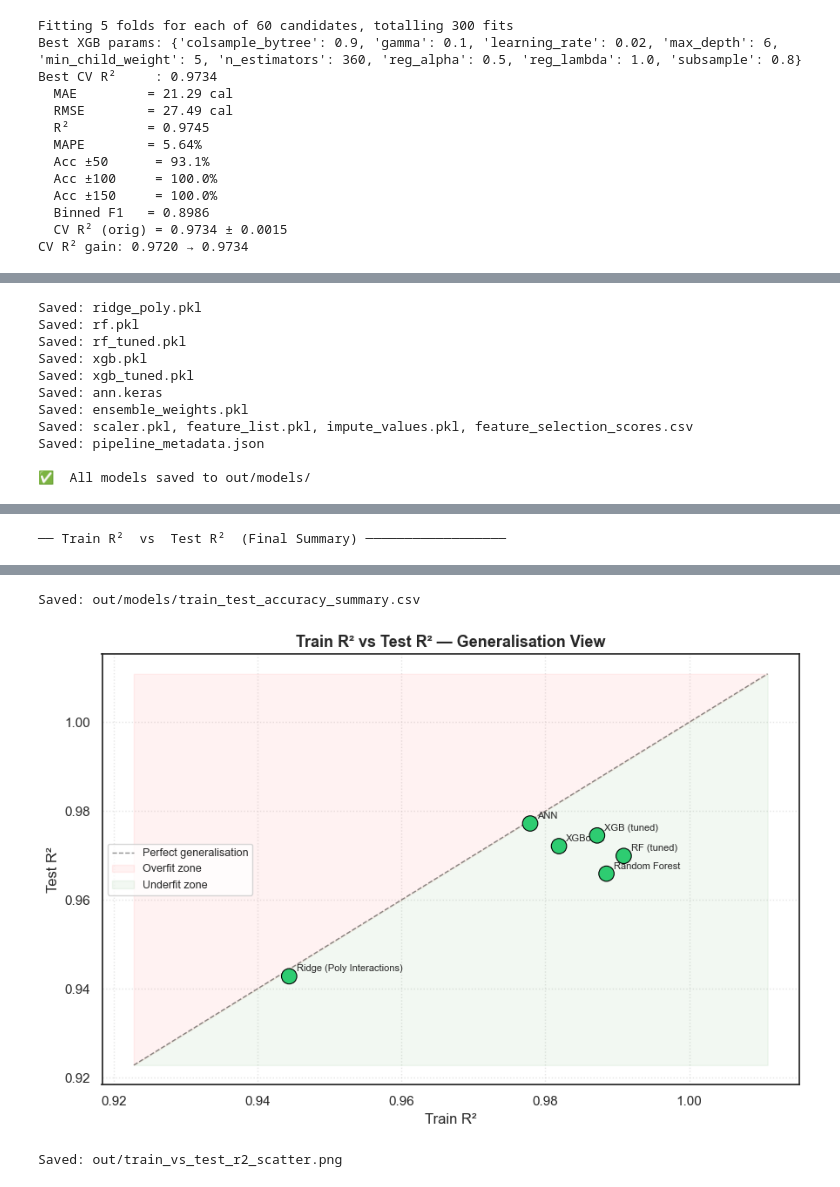
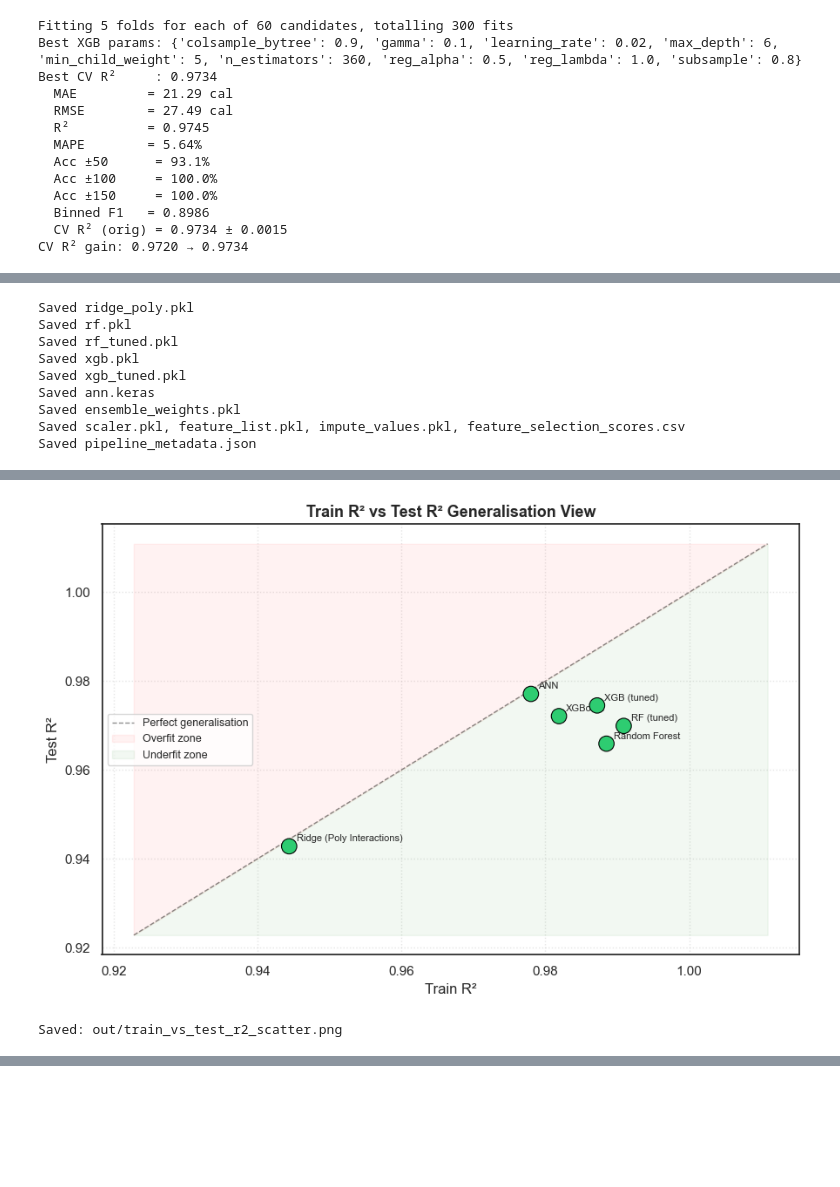
Before and after one commit to heyisula/caloriesense, a Jupyter notebook: trainV4.ipynb, the cells around one changed output, grey strips where cells are left out. Drawn from its saved outputs; the diff is of its cells as text; code cells hidden in the pictures; blank space fills up the shorter version.

```diff
--- a/trainV4.ipynb
+++ b/trainV4.ipynb
@@ -1028,43 +1036,49 @@ Saved: out/ann_learning_curve.png
 # %%
+joblib.dump(lr,        f'{output_dir}/models/ridge_poly.pkl');
+print("Saved ridge_poly.pkl")
+joblib.dump(rf,        f'{output_dir}/models/rf.pkl');
+print("Saved rf.pkl")
+joblib.dump(rf_tuned,  f'{output_dir}/models/rf_tuned.pkl');
+print("Saved rf_tuned.pkl")
+joblib.dump(xgb,       f'{output_dir}/models/xgb.pkl');
+print("Saved xgb.pkl")
+joblib.dump(xgb_tuned, f'{output_dir}/models/xgb_tuned.pkl');
+print("Saved xgb_tuned.pkl")
 
-output_dir = 'out'
-os.makedirs(f'{output_dir}/models', exist_ok=True)
+ann.save(f'{output_dir}/models/ann.keras');
+print("Saved ann.keras")
 
-# ── individual models ────────────────────────────────────────
-joblib.dump(lr,        f'{output_dir}/models/ridge_poly.pkl');  print("Saved: ridge_poly.pkl")
-joblib.dump(rf,        f'{output_dir}/models/rf.pkl');          print("Saved: rf.pkl")
-joblib.dump(rf_tuned,  f'{output_dir}/models/rf_tuned.pkl');    print("Saved: rf_tuned.pkl")
-joblib.dump(xgb,       f'{output_dir}/models/xgb.pkl');         print("Saved: xgb.pkl")
-joblib.dump(xgb_tuned, f'{output_dir}/models/xgb_tuned.pkl');   print("Saved: xgb_tuned.pkl")
 
-ann.save(f'{output_dir}/models/ann.keras');                     print("Saved: ann.keras")
-
-# ── ensemble weights ─────────────────────────────────────────
 ensemble_weights = {'rf': float(w_rf), 'xgb': float(w_xgb), 'ann': float(w_ann)}
 joblib.dump(ensemble_weights, f'{output_dir}/models/ensemble_weights.pkl')
-print("Saved: ensemble_weights.pkl")
+print("Saved ensemble_weights.pkl")
 
-# ── preprocessing artefacts ───────────────────────────────────
+
 impute_values = X_train.median().to_dict()   # fallback imputation for inference
 
 joblib.dump(scaler,            f'{output_dir}/models/scaler.pkl')
 joblib.dump(selected_features, f'{output_dir}/models/feature_list.pkl')
 joblib.dump(impute_values,     f'{output_dir}/models/impute_values.pkl')
 fs_scores.round(4).to_csv(f'{output_dir}/models/feature_selection_scores.csv')
-print("Saved: scaler.pkl, feature_list.pkl, impute_values.pkl, feature_selection_scores.csv")
+print("Saved scaler.pkl, feature_list.pkl, impute_values.pkl, feature_selection_scores.csv")
 
-# ── metadata ──────────────────────────────────────────────────
+
 metadata = {
     'model_info': {
         'best_model'       : best_model_name,
-        'target_transform' : 'log1p',
         'ensemble_weights' : {'rf': float(w_rf), 'xgb': float(w_xgb), 'ann': float(w_ann)}
                              if best_model_name == 'Ensemble' else None
     },
     'preprocessing': {
         'feature_list' : selected_features,
         'impute_values': impute_values,
-        'weather_map'  : {'Sunny': 2, 'Cloudy': 1, 'Rainy': 0},
+        'weather_map'  : {
+            'encoding'  : 'one_hot_drop_first',
+            'columns'   : ['Weather_Conditions_Rainy', 'Weather_Conditions_Sunny'],
+            'Rainy'     : [1, 0],
+            'Sunny'     : [0, 1],
+            'Cloudy'    : [0, 0],
+        },
         'gender_map'   : {'Male': 1, 'Female': 0}
     },
     'classification_logic': {
@@ -1074,19 +1088,17 @@ metadata = {
 }
 with open(f'{output_dir}/models/pipeline_metadata.json', 'w') as f:
     json.dump(metadata, f, indent=4)
-print("Saved: pipeline_metadata.json")
+print("Saved pipeline_metadata.json")
 # %% [output]
-Saved: ridge_poly.pkl
-Saved: rf.pkl
-Saved: rf_tuned.pkl
-Saved: xgb.pkl
-Saved: xgb_tuned.pkl
-Saved: ann.keras
-Saved: ensemble_weights.pkl
-Saved: scaler.pkl, feature_list.pkl, impute_values.pkl, feature_selection_scores.csv
-Saved: pipeline_metadata.json
-
-✅  All models saved to out/models/
+Saved ridge_poly.pkl
+Saved rf.pkl
+Saved rf_tuned.pkl
+Saved xgb.pkl
+Saved xgb_tuned.pkl
+Saved ann.keras
+Saved ensemble_weights.pkl
+Saved scaler.pkl, feature_list.pkl, impute_values.pkl, feature_selection_scores.csv
+Saved pipeline_metadata.json
 # %%
 summary_rows = []
 for row in overfitting_summary:
@@ -1121,7 +1133,7 @@ ax.plot([lo, hi], [lo, hi], 'k--', linewidth=1, alpha=0.5, label='Perfect genera
 ax.fill_between([lo, hi], [lo, hi], [hi, hi], alpha=0.05, color='red',   label='Overfit zone')
 ax.fill_between([lo, hi], [lo, lo], [lo, hi], alpha=0.05, color='green', label='Underfit zone')
 ax.set_xlabel('Train R²', fontsize=12); ax.set_ylabel('Test R²', fontsize=12)
-ax.set_title('Train R² vs Test R² — Generalisation View', fontweight='bold', fontsize=13)
+ax.set_title('Train R² vs Test R² Generalisation View', fontweight='bold', fontsize=13)
 ax.legend(fontsize=9); ax.grid(linestyle=':', alpha=0.5)
 plt.tight_layout()
 plt.savefig(f'{output_dir}/train_vs_test_r2_scatter.png', dpi=300, bbox_inches='tight')
@@ -1131 +1150,2 @@ print(f"Saved: {output_dir}/train_vs_test_r2_scatter.png")
+[figure, new version]
-── Train R²  vs  Test R²  (Final Summary) ──────────────────
+Saved: out/train_vs_test_r2_scatter.png
@@ -1139,3 +1151,0 @@ print(f"Saved: {output_dir}/train_vs_test_r2_scatter.png")
-Saved: out/models/train_test_accuracy_summary.csv
-[figure, old version]
-Saved: out/train_vs_test_r2_scatter.png
```
Also changed, not shown: parts of 16 cells of this notebook, 14 other files.
